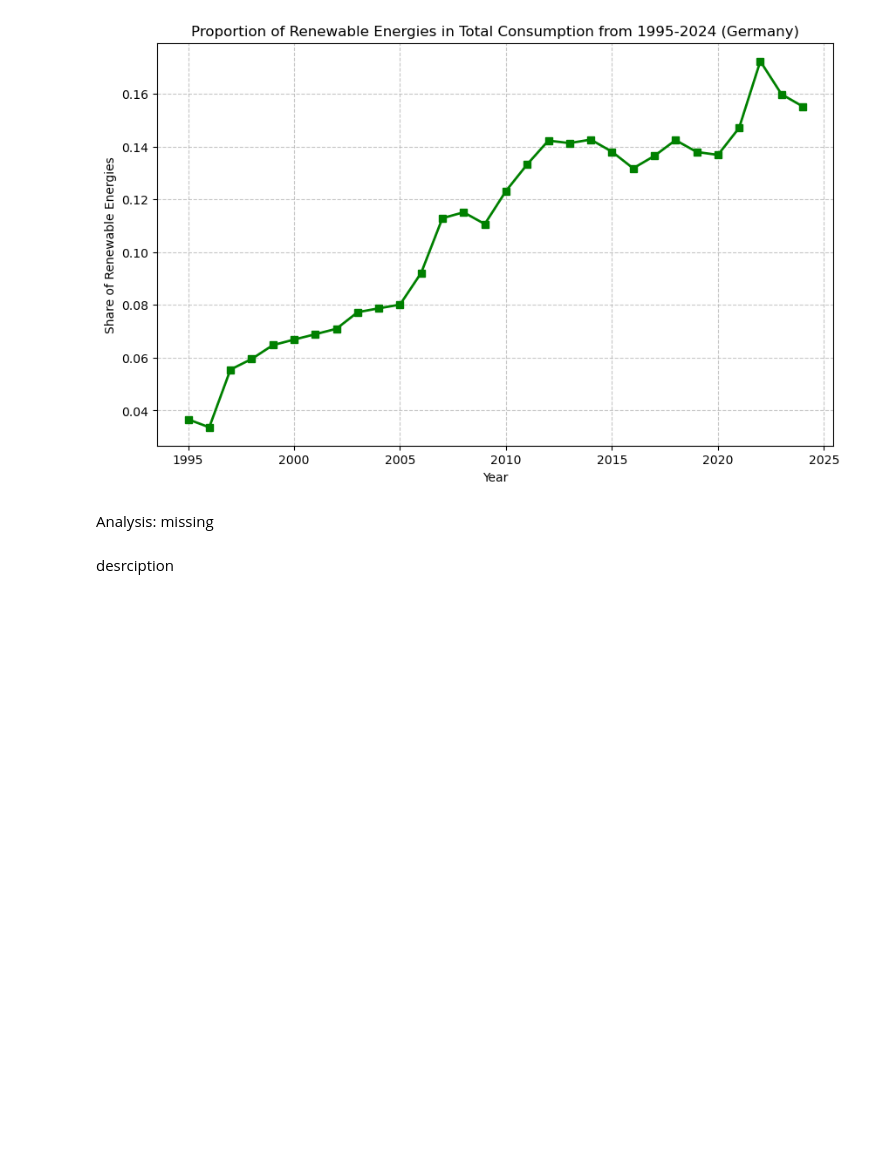
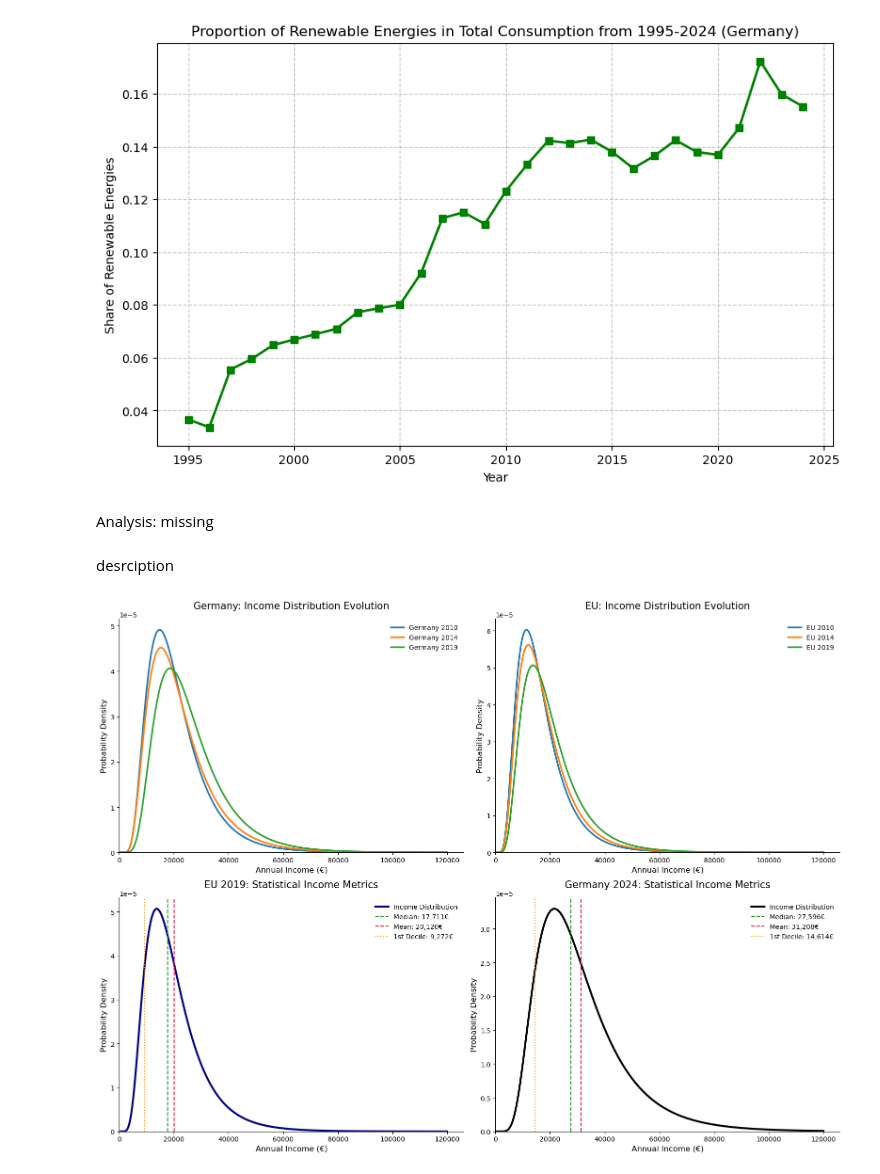
Before and after one commit to maximilianstarp/EnergyPoverty, a Jupyter notebook: src/analysis.ipynb, the cells around one changed output. Saved outputs shown, nothing was run; the diff lists cells and outputs as text; code cells hidden in the pictures; blank space fills up the shorter version.

```diff
--- a/src/analysis.ipynb
+++ b/src/analysis.ipynb
@@ -245,6 +252,26 @@ df_income_final = df_inc.pivot_table(
 )
 df_income_final.columns = [f"Income_{geo}_{q.replace(' ', '_')}" for geo, q in df_income_final.columns]
 df_income_final = df_income_final.reset_index()
+
+# --- 3. Split into Europe and Germany Dataframes ---
+def split_by_region(df, region_name):
+    """
+    Keeps 'Year' and any column containing the specific region name.
+    """
+    cols_to_keep = ['Year'] + [col for col in df.columns if region_name in col]
+    return df[cols_to_keep].copy()
+
+# Split Electricity Prices
+df_elec_GER = split_by_region(df_elec_final, "Germany")
+df_elec_EU  = split_by_region(df_elec_final, "EU")
+
+# Split Gas Prices
+df_gas_GER = split_by_region(df_gas_final, "Germany")
+df_gas_EU  = split_by_region(df_gas_final, "EU")
+
+# Split Income Data
+df_income_GER = split_by_region(df_income_final, "Germany")
+df_income_EU  = split_by_region(df_income_final, "EU")
 # %% [markdown]
 Explanaiton: missing
 # %%
@@ -291,0 +393,73 @@ desrciption
+# %%
+def get_pdf_data(df_params, year, x_range):
+    # Retrieve mu and sigma for the specific year
+    row = df_params[df_params['Year'] == year].iloc[0]
+    mu, sigma = row['mu'], row['sigma']
+
+    # Calculate PDF
+    pdf = lognorm.pdf(x_range, sigma, scale=np.exp(mu))
+
+    # Calculate specific metrics
+    median = np.exp(mu)
+    mean = np.exp(mu + (sigma**2 / 2))
+    first_decile = lognorm.ppf(0.10, sigma, scale=np.exp(mu))
+
+    return pdf, median, mean, first_decile
+
+# Range for income axis (starting slightly above 0 to avoid log errors)
+x_axis = np.linspace(0.1, 120000, 1000)
+years_to_compare = [2010, 2014, 2019]
+
+fig, axs = plt.subplots(2, 2, figsize=(16, 12))
+
+# --- PLOT 1: Germany 3-Year Comparison ---
+for y in years_to_compare:
+    pdf, _, _, _ = get_pdf_data(df_params_GER, y, x_axis)
+    axs[0, 0].plot(x_axis, pdf, label=f'Germany {y}', lw=2.5)
+axs[0, 0].set_title("Germany: Income Distribution Evolution", fontsize=15, pad=15)
+
+# --- PLOT 2: EU 3-Year Comparison ---
+for y in years_to_compare:
+    if y in df_params_EU['Year'].values:
+        pdf, _, _, _ = get_pdf_data(df_params_EU, y, x_axis)
+        axs[0, 1].plot(x_axis, pdf, label=f'EU {y}', lw=2.5)
+axs[0, 1].set_title("EU: Income Distribution Evolution", fontsize=15, pad=15)
+
+# --- PLOT 3: EU 2019 Key Metrics ---
+pdf_eu, med_eu, avg_eu, dec_eu = get_pdf_data(df_params_EU, 2019, x_axis)
+axs[1, 0].plot(x_axis, pdf_eu, color='navy', lw=3, label='Income Distribution')
+axs[1, 0].axvline(med_eu, color='forestgreen', ls='--', label=f'Median: {med_eu:,.0f}€')
+axs[1, 0].axvline(avg_eu, color='crimson', ls='--', label=f'Mean: {avg_eu:,.0f}€')
+axs[1, 0].axvline(dec_eu, color='darkorange', ls=':', label=f'1st Decile: {dec_eu:,.0f}€')
+axs[1, 0].set_title("EU 2019: Statistical Income Metrics", fontsize=15, pad=15)
+
+# --- PLOT 4: Germany 2024 Key Metrics ---
+# (Using 2024 as requested; ensure your df_params_GER has this year)
+pdf_ger, med_ger, avg_ger, dec_ger = get_pdf_data(df_params_GER, 2024, x_axis)
+axs[1, 1].plot(x_axis, pdf_ger, color='black', lw=3, label='Income Distribution')
+axs[1, 1].axvline(med_ger, color='forestgreen', ls='--', label=f'Median: {med_ger:,.0f}€')
+axs[1, 1].axvline(avg_ger, color='crimson', ls='--', label=f'Mean: {avg_ger:,.0f}€')
+axs[1, 1].axvline(dec_ger, color='darkorange', ls=':', label=f'1st Decile: {dec_ger:,.0f}€')
+axs[1, 1].set_title("Germany 2024: Statistical Income Metrics", fontsize=15, pad=15)
+
+# --- Global Formatting for all 4 Plots ---
+for ax in axs.flat:
+    ax.set_xlabel("Annual Income (€)", fontsize=12)
+    ax.set_ylabel("Probability Density", fontsize=12)
+    ax.legend(frameon=False, loc='upper right')
+
+    # 1. Ensure 0,0 is the corner
+    ax.set_xlim(left=0)
+    ax.set_ylim(bottom=0)
+
+    # 2. No grid
+    ax.grid(False)
+
+    # Clean up spines
+    ax.spines['top'].set_visible(False)
+    ax.spines['right'].set_visible(False)
+
+plt.tight_layout()
+plt.show()
+# %% [output]
+[figure, added]
```
Also changed, not shown: parts of 18 cells of this notebook.
